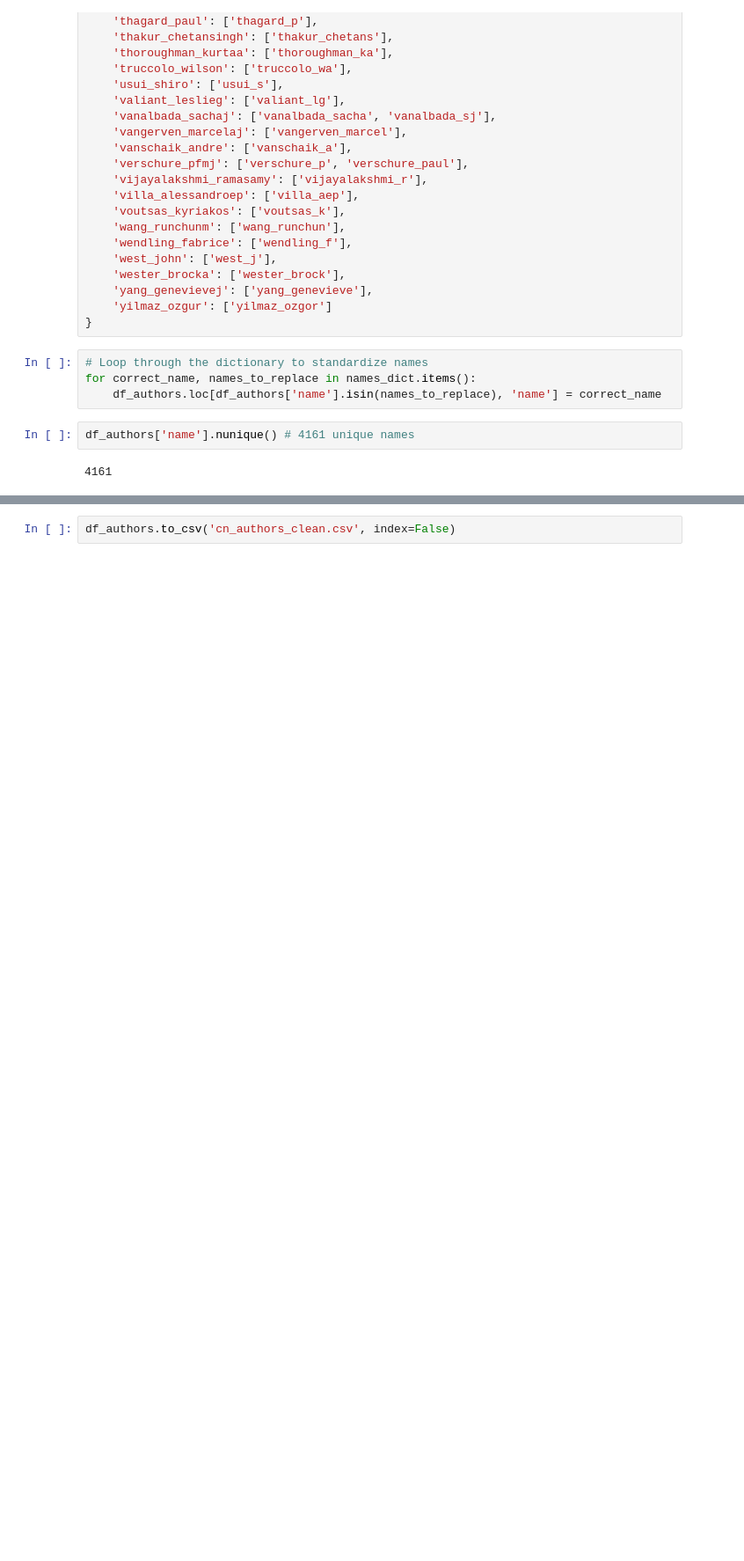
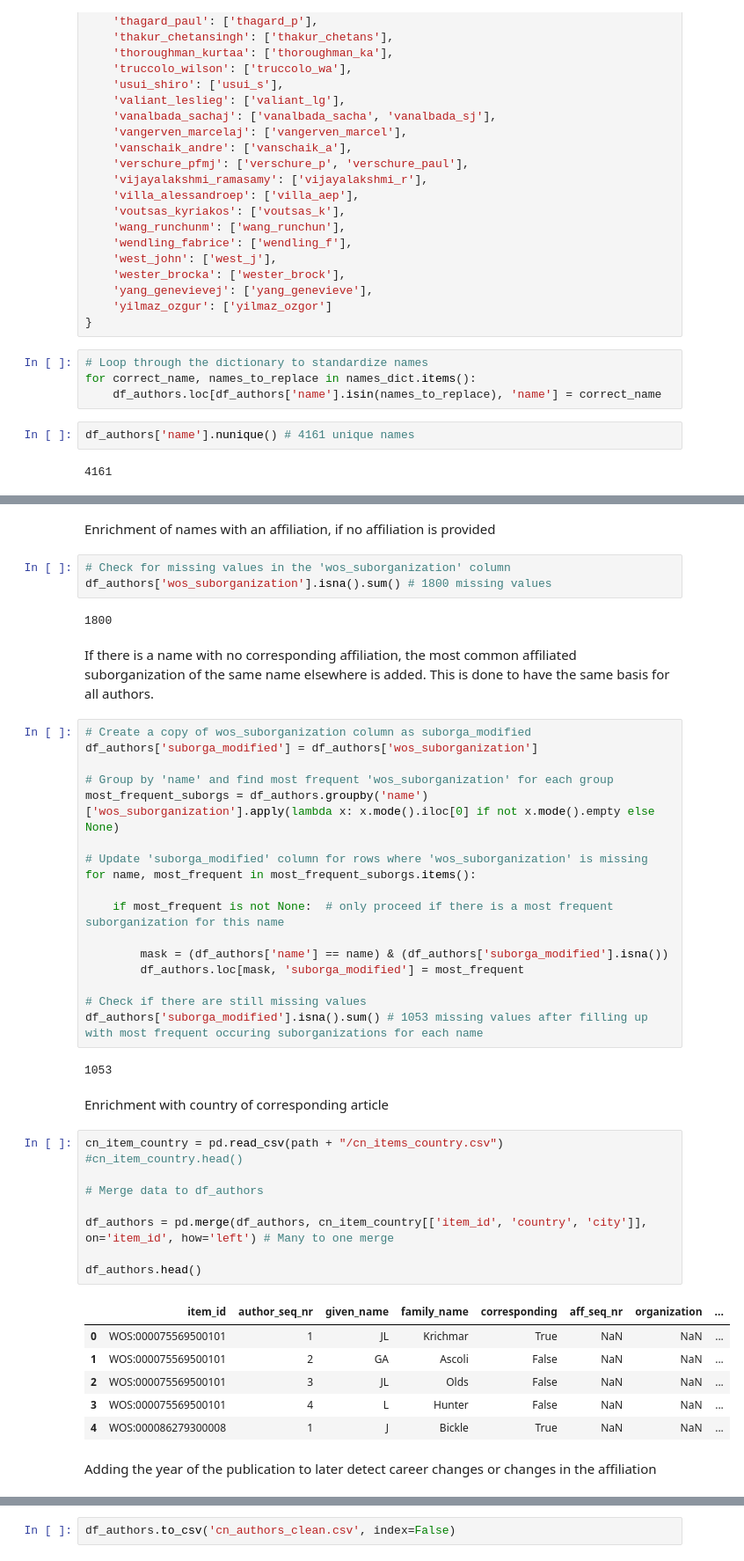
Before and after one commit to vivkow/MA_Neuro, a Jupyter notebook: cn_author_cleaning.ipynb, the cells around one changed output, grey strips where cells are left out. Shown: that part at 88% size. Saved outputs shown, nothing was run; the diff lists cells and outputs as text; blank space fills up the shorter version.

```diff
--- a/cn_author_cleaning.ipynb
+++ b/cn_author_cleaning.ipynb
@@ -350,0 +394,48 @@ df_authors['name'].nunique() # 4161 unique names
+# %% [markdown]
+Enrichment of names with an affiliation, if no affiliation is provided
+# %%
+# Check for missing values in the 'wos_suborganization' column
+df_authors['wos_suborganization'].isna().sum() # 1800 missing values
+# %% [output]
+1800
+# %% [markdown]
+If there is a name with no corresponding affiliation, the most common affiliated suborganization of the same name elsewhere is added. This is done to have the same basis for all authors.
+# %%
+# Create a copy of wos_suborganization column as suborga_modified
+df_authors['suborga_modified'] = df_authors['wos_suborganization']
+
+# Group by 'name' and find most frequent 'wos_suborganization' for each group
+most_frequent_suborgs = df_authors.groupby('name')['wos_suborganization'].apply(lambda x: x.mode().iloc[0] if not x.mode().empty else None)
+
+# Update 'suborga_modified' column for rows where 'wos_suborganization' is missing
+for name, most_frequent in most_frequent_suborgs.items():
+
+    if most_frequent is not None:  # only proceed if there is a most frequent suborganization for this name
+
+        mask = (df_authors['name'] == name) & (df_authors['suborga_modified'].isna())
+        df_authors.loc[mask, 'suborga_modified'] = most_frequent
+
+# Check if there are still missing values
+df_authors['suborga_modified'].isna().sum() # 1053 missing values after filling up with most frequent occuring suborganizations for each name
+# %% [output]
+1053
+# %% [markdown]
+Enrichment with country of corresponding article
+# %%
+cn_item_country = pd.read_csv(path + "/cn_items_country.csv")
+#cn_item_country.head()
+
+# Merge data to df_authors
+
+df_authors = pd.merge(df_authors, cn_item_country[['item_id', 'country', 'city']], on='item_id', how='left') # Many to one merge
+
+df_authors.head()
+# %% [output]
+|  | item_id | author_seq_nr | given_name | family_name | corresponding | aff_seq_nr | organization | ... |
+| 0 | WOS:000075569500101 | 1 | JL | Krichmar | True | NaN | NaN | ... |
+| 1 | WOS:000075569500101 | 2 | GA | Ascoli | False | NaN | NaN | ... |
+| 2 | WOS:000075569500101 | 3 | JL | Olds | False | NaN | NaN | ... |
+| 3 | WOS:000075569500101 | 4 | L | Hunter | False | NaN | NaN | ... |
+| 4 | WOS:000086279300008 | 1 | J | Bickle | True | NaN | NaN | ... |
+# %% [markdown]
+Adding the year of the publication to later detect career changes or changes in the affiliation
```
Also changed, not shown: parts of 7 cells of this notebook, 5 other files.
